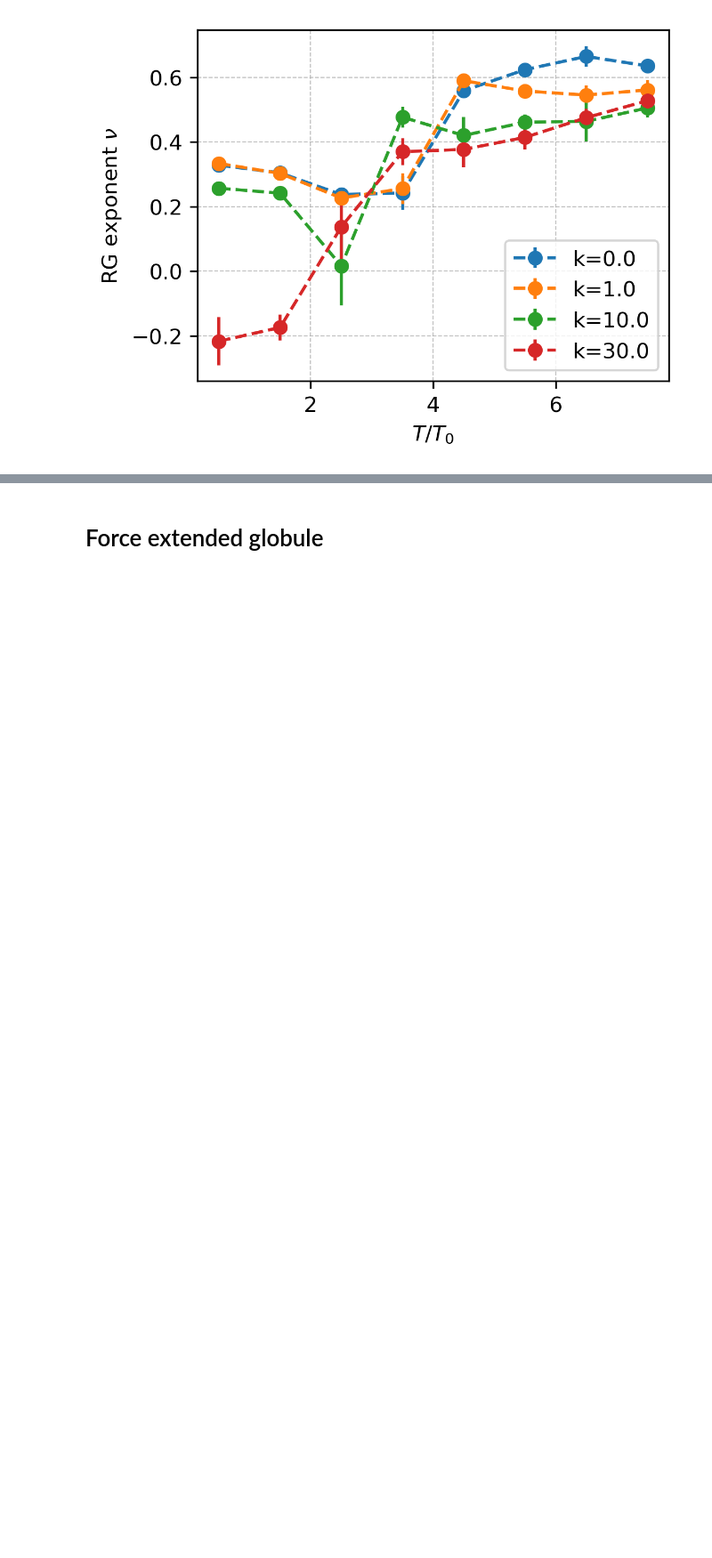
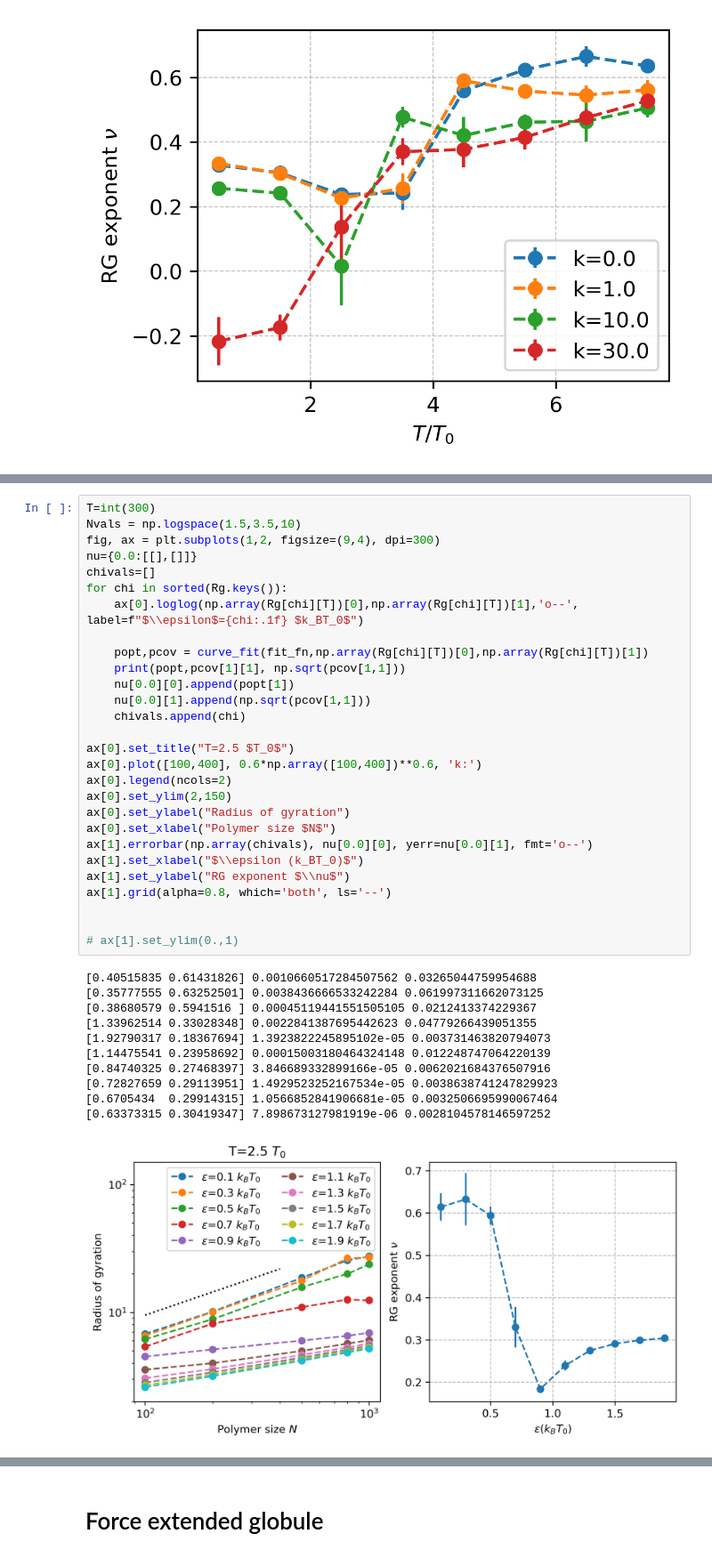
Before and after one commit to s-brahmachari/chromdyn, a Jupyter notebook: notebooks/Finzi_collab.ipynb, the cells around one changed output, grey strips where cells are left out. Shown at 89% size. Cells and saved outputs as stored; diff of their text form; blank space fills up the shorter version.

```diff
--- a/notebooks/Finzi_collab.ipynb
+++ b/notebooks/Finzi_collab.ipynb
@@ -161,0 +199,40 @@ Text(0, 0.5, 'RG exponent $\\nu$')
+# %%
+T=int(300)
+Nvals = np.logspace(1.5,3.5,10)
+fig, ax = plt.subplots(1,2, figsize=(9,4), dpi=300)
+nu={0.0:[[],[]]}
+chivals=[]
+for chi in sorted(Rg.keys()):
+    ax[0].loglog(np.array(Rg[chi][T])[0],np.array(Rg[chi][T])[1],'o--', label=f"$\\epsilon$={chi:.1f} $k_BT_0$")
+
+    popt,pcov = curve_fit(fit_fn,np.array(Rg[chi][T])[0],np.array(Rg[chi][T])[1])
+    print(popt,pcov[1][1], np.sqrt(pcov[1,1]))
+    nu[0.0][0].append(popt[1])
+    nu[0.0][1].append(np.sqrt(pcov[1,1]))
+    chivals.append(chi)
+
+ax[0].set_title("T=2.5 $T_0$")
+ax[0].plot([100,400], 0.6*np.array([100,400])**0.6, 'k:')
+ax[0].legend(ncols=2)
+ax[0].set_ylim(2,150)
+ax[0].set_ylabel("Radius of gyration")
+ax[0].set_xlabel("Polymer size $N$")
+ax[1].errorbar(np.array(chivals), nu[0.0][0], yerr=nu[0.0][1], fmt='o--')
+ax[1].set_xlabel("$\\epsilon (k_BT_0)$")
+ax[1].set_ylabel("RG exponent $\\nu$")
+ax[1].grid(alpha=0.8, which='both', ls='--')
+
+
+# ax[1].set_ylim(0.,1)
+# %% [output]
+[0.40515835 0.61431826] 0.0010660517284507562 0.03265044759954688
+[0.35777555 0.63252501] 0.0038436666533242284 0.061997311662073125
+[0.38680579 0.5941516 ] 0.00045119441551505105 0.0212413374229367
+[1.33962514 0.33028348] 0.0022841387695442623 0.04779266439051355
+[1.92790317 0.18367694] 1.3923822245895102e-05 0.003731463820794073
+[1.14475541 0.23958692] 0.00015003180464324148 0.012248747064220139
+[0.84740325 0.27468397] 3.846689332899166e-05 0.0062021684376507916
+[0.72827659 0.29113951] 1.4929523252167534e-05 0.0038638741247829923
+[0.6705434  0.29914315] 1.0566852841906681e-05 0.0032506695990067464
+[0.63373315 0.30419347] 7.898673127981919e-06 0.0028104578146597252
+[figure, added]
```
Also changed, not shown: parts of 6 cells of this notebook, 10 other files.
